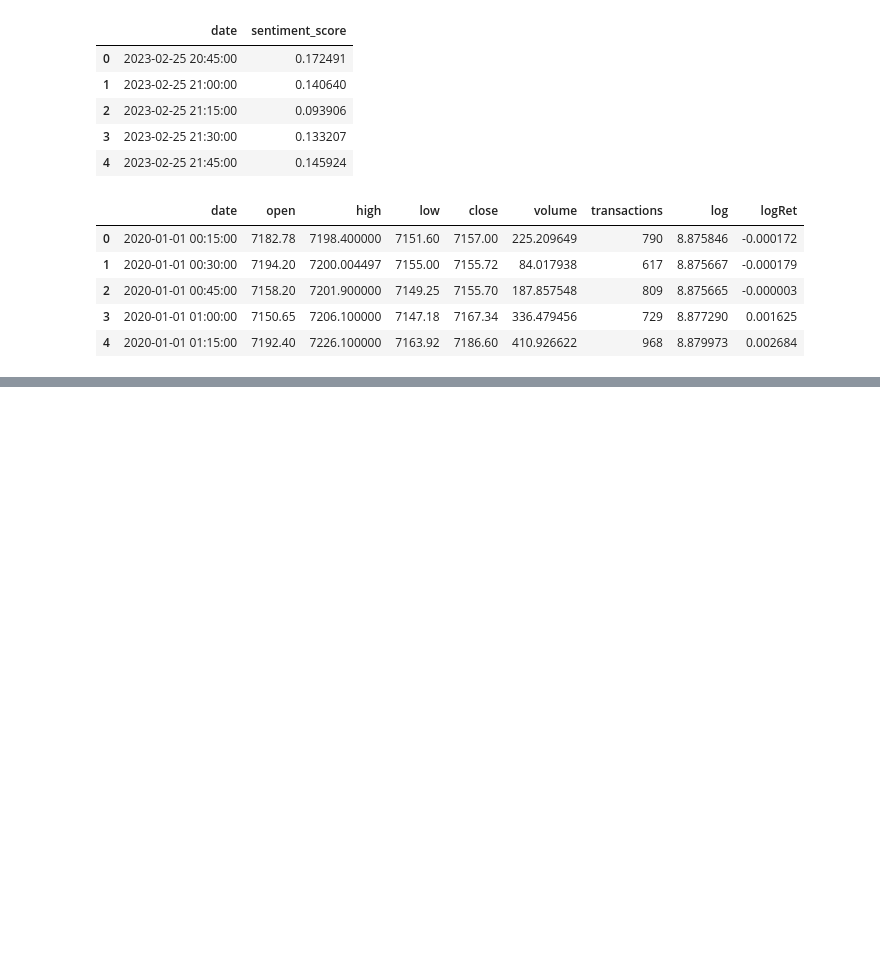
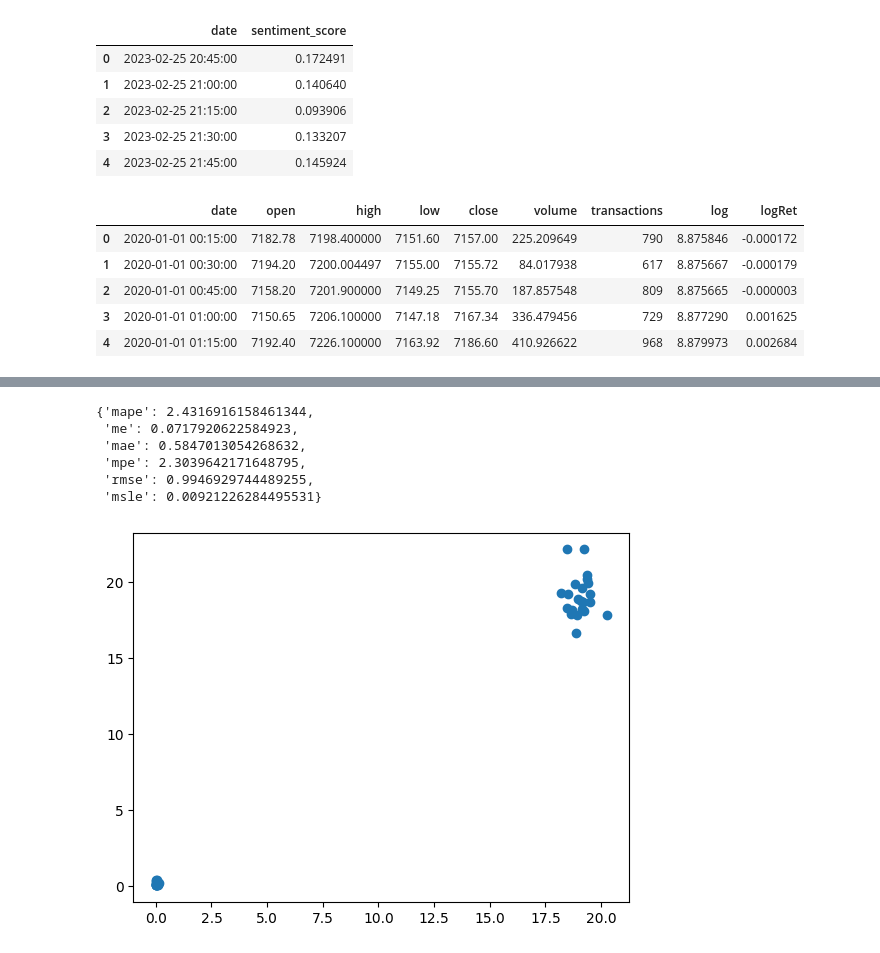
Before and after one commit to lameche99/BTC-Volatility-Forecasting-RNNs, a Jupyter notebook: data.ipynb, the cells around one changed output, grey strips where cells are left out. Drawn from its saved outputs; the diff is of its cells as text; code cells hidden in the pictures; blank space fills up the shorter version.

Commit message:
tests

```diff
--- a/data.ipynb
+++ b/data.ipynb
@@ -93,0 +88,2 @@ merged
+# %%
+study = create_study()
@@ -93,0 +184,2 @@ merged
+# %%
+hyper = get_optimized_parameters(study=study)
@@ -93,0 +201,6 @@ merged
+# %%
+y_pred = test_model(rec_units=hyper['recurrent'],
+                    dropout_units=hyper['dropout'],
+                    learning_rate=hyper['learning_rate'],
+                    weight_decay=hyper['weight_decay'],
+                    epsilon=hyper['epsilon'])
@@ -93,0 +225,21 @@ merged
+# %%
+from model import calculateRV, invTransform, test_y, evaluate_forecast, val_size
+
+pred = np.array(calculateRV(invTransform(sig=y_pred))).ravel()
+actual = np.array(calculateRV(invTransform(sig=test_y))).ravel()
+# %%
+evaluate_forecast(forecast=pred, actual=actual)
+# %% [output]
+{'mape': 2.4316916158461344,
+ 'me': 0.0717920622584923,
+ 'mae': 0.5847013054268632,
+ 'mpe': 2.3039642171648795,
+ 'rmse': 0.9946929744489255,
+ 'msle': 0.00921226284495531}
+# %%
+import matplotlib.pyplot as plt
+
+plt.scatter(actual, pred)
+plt.show()
+# %% [output]
+[figure, added]
```
Also changed, not shown: parts of 10 cells of this notebook, 3 other files.
